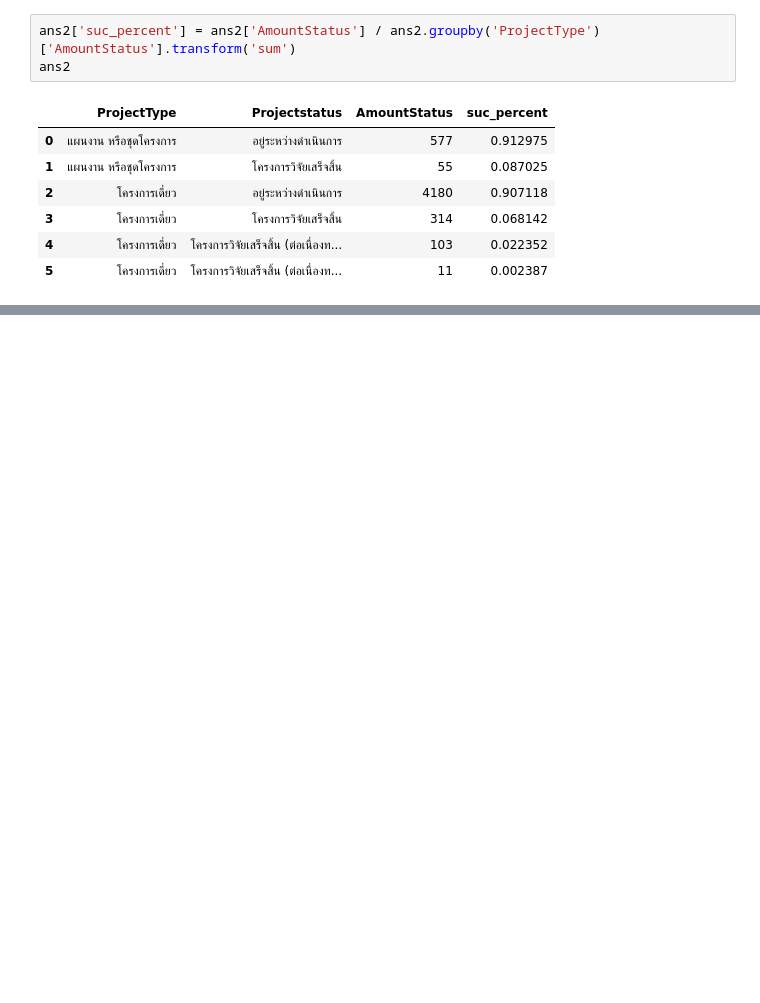
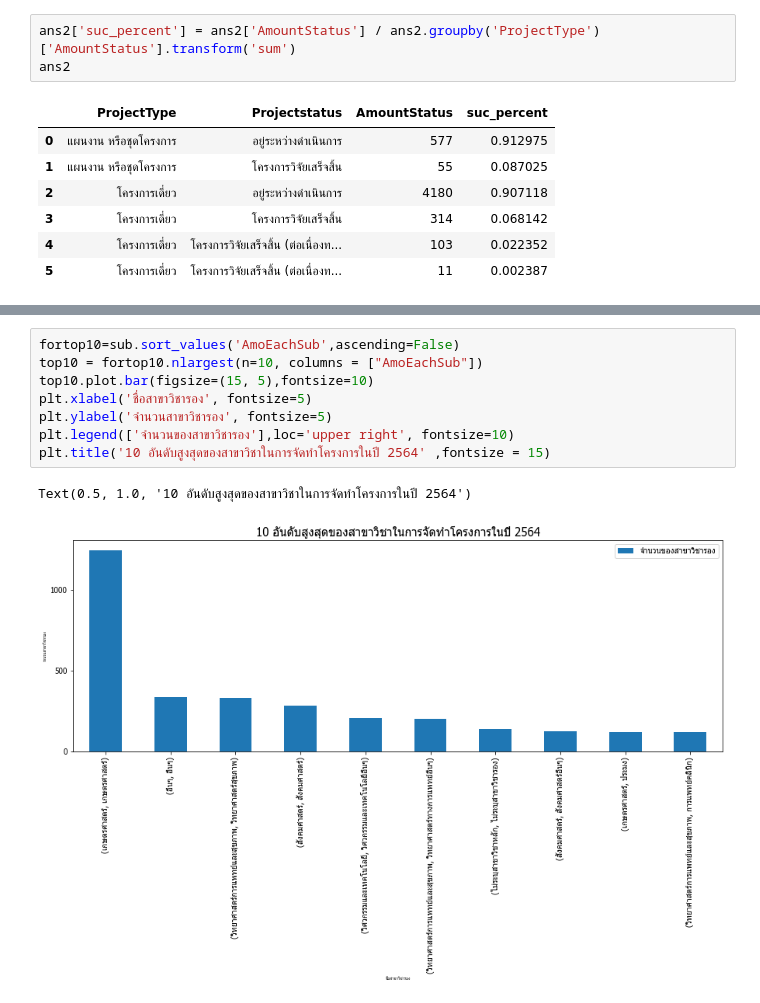
Before and after one commit to SrWannapa/DADS5001_miniProject, a Jupyter notebook: 6420422008_Wannapa_Sriphen.ipynb, the cells around one changed output, grey strips where cells are left out. Cells and saved outputs as stored; diff of their text form; blank space fills up the shorter version.

```diff
--- a/6420422008_Wannapa_Sriphen.ipynb
+++ b/6420422008_Wannapa_Sriphen.ipynb
@@ -58 +95,12 @@ Text(0.5, 1.0, '10 อันดับสูงสุดของสาขาว
+# %%
+fortop10=sub.sort_values('AmoEachSub',ascending=False)
+top10 = fortop10.nlargest(n=10, columns = ["AmoEachSub"])
+top10.plot.bar(figsize=(15, 5),fontsize=10)
+plt.xlabel('ชื่อสาขาวิชารอง', fontsize=5)
+plt.ylabel('จำนวนสาขาวิชารอง', fontsize=5)
+plt.legend(['จำนวนของสาขาวิชารอง'],loc='upper right', fontsize=10)
+plt.title('10 อันดับสูงสุดของสาขาวิชาในการจัดทำโครงการในปี 2564' ,fontsize = 15)
+# %% [output]
+Text(0.5, 1.0, '10 อันดับสูงสุดของสาขาวิชาในการจัดทำโครงการในปี 2564')
+[figure, added]
 # %%
```
Also changed, not shown: parts of 9 cells of this notebook.
